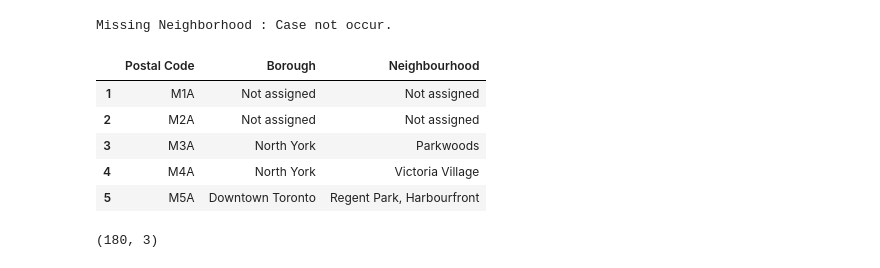
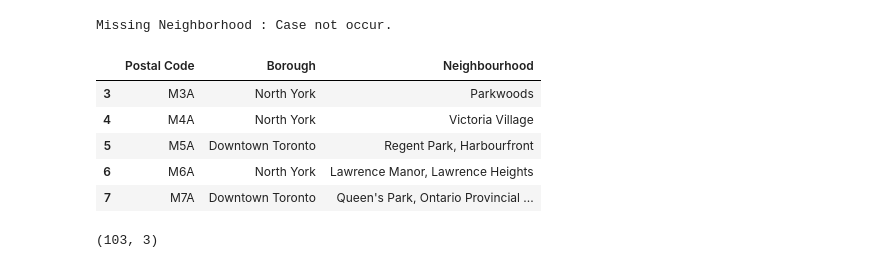
Before and after one commit to BenedicteLeone/Coursera_Capstone, a Jupyter notebook: Capstone project - Clustering Neighborhood.ipynb, the cells around one changed output. Drawn from its saved outputs; the diff is of its cells as text; code cells hidden in the pictures.

```diff
--- a/Capstone project - Clustering Neighborhood.ipynb
+++ b/Capstone project - Clustering Neighborhood.ipynb
@@ -100,3 +100,10 @@ new_table.head()
 | 4 | M4A\n | North York\n | Victoria Village\n |
 # %% [markdown]
 ## 2. Datacleaning : filter the dataset to get only valuable data for analysis
+# %%
+# Remove \n in header
+new_table = new_table.rename(columns={"Postal Code\n":"Postal Code"})
+new_table = new_table.rename(columns={"Borough\n":"Borough"})
+new_table = new_table.rename(columns={"Neighbourhood\n":"Neighbourhood"})
+
+new_table.head()
@@ -201,17 +215,17 @@ print ("Missing Neighborhood : Case not occur.")
 Missing Neighborhood : Case not occur.
 # %%
 # Only process the cells that have an assigned borough. Ignore cells with a borough that is Not assigned
-df_clean = df.loc[new_table['Borough\n']!='Not assigned']
+df_clean = df.loc[new_table['Borough']!='Not assigned']
 # %%
-df.head()
+df_clean.head()
 # %% [output]
 |  | Postal Code | Borough | Neighbourhood |
-| 1 | M1A | Not assigned | Not assigned |
-| 2 | M2A | Not assigned | Not assigned |
 | 3 | M3A | North York | Parkwoods |
 | 4 | M4A | North York | Victoria Village |
 | 5 | M5A | Downtown Toronto | Regent Park, Harbourfront |
+| 6 | M6A | North York | Lawrence Manor, Lawrence Heights |
+| 7 | M7A | Downtown Toronto | Queen's Park, Ontario Provincial ... |
 # %%
-df.shape
+df_clean.shape
 # %% [output]
-(180, 3)
+(103, 3)
```
Also changed, not shown: parts of 9 cells of this notebook.
